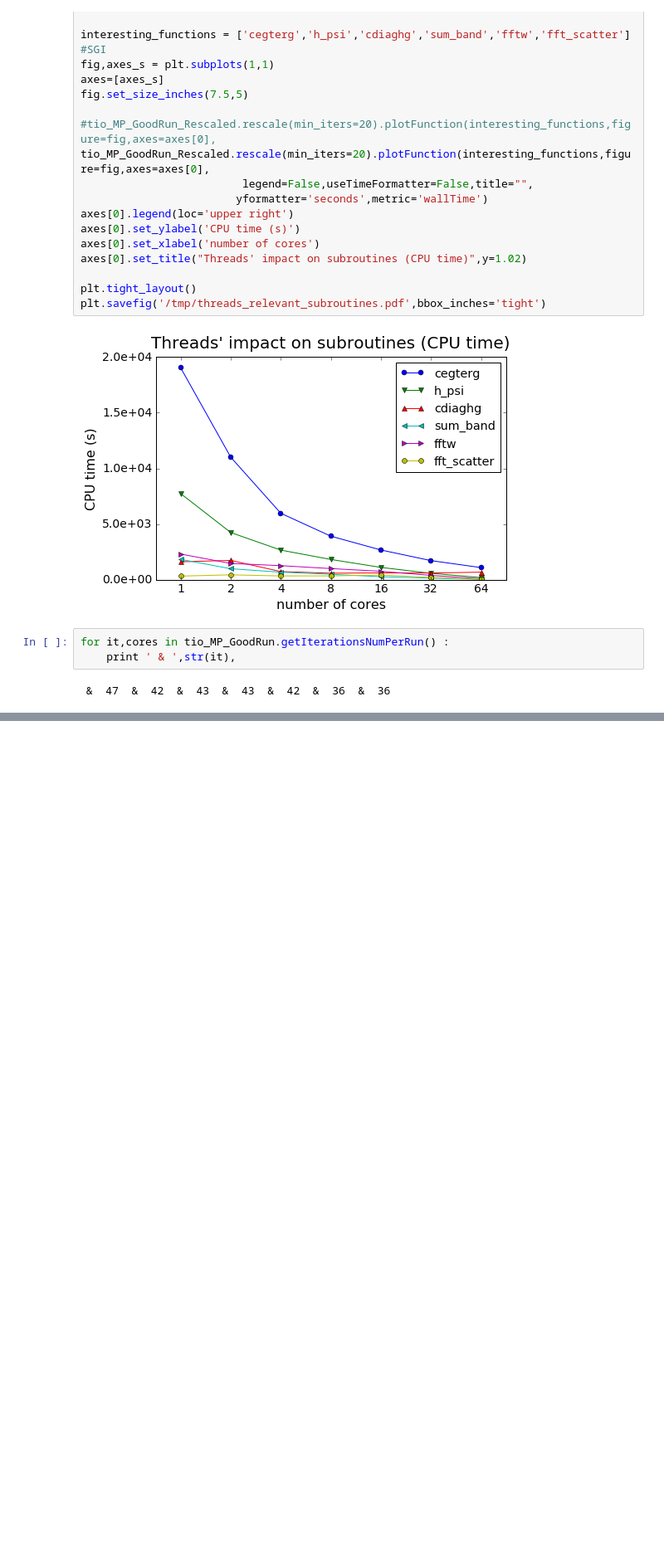
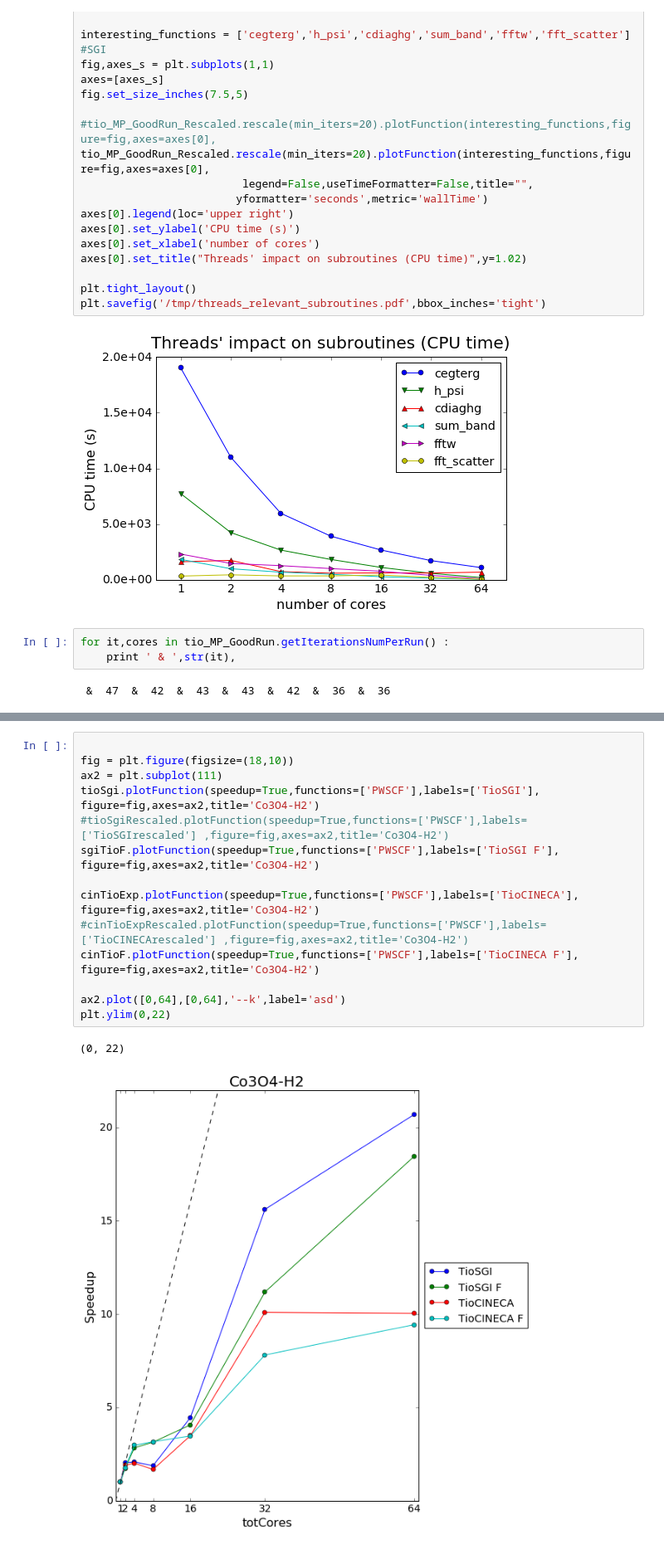
Before and after one commit to gioruffa/qetools, a Jupyter notebook: plotter.ipynb, the cells around one changed output, grey strips where cells are left out. Shown at 83% size. Saved outputs shown, nothing was run; the diff lists cells and outputs as text; blank space fills up the shorter version.

```diff
--- a/plotter.ipynb
+++ b/plotter.ipynb
@@ -2052,0 +2059,17 @@ fig.savefig('/tmp/arch_compare_iterations.pdf',bbox_inches='tight')
+# %%
+
+fig = plt.figure(figsize=(18,10))
+ax2 = plt.subplot(111)
+tioSgi.plotFunction(speedup=True,functions=['PWSCF'],labels=['TioSGI'], figure=fig,axes=ax2,title='Co3O4-H2')
+#tioSgiRescaled.plotFunction(speedup=True,functions=['PWSCF'],labels=['TioSGIrescaled'] ,figure=fig,axes=ax2,title='Co3O4-H2')
+sgiTioF.plotFunction(speedup=True,functions=['PWSCF'],labels=['TioSGI F'], figure=fig,axes=ax2,title='Co3O4-H2')
+
+cinTioExp.plotFunction(speedup=True,functions=['PWSCF'],labels=['TioCINECA'], figure=fig,axes=ax2,title='Co3O4-H2')
+#cinTioExpRescaled.plotFunction(speedup=True,functions=['PWSCF'],labels=['TioCINECArescaled'] ,figure=fig,axes=ax2,title='Co3O4-H2')
+cinTioF.plotFunction(speedup=True,functions=['PWSCF'],labels=['TioCINECA F'], figure=fig,axes=ax2,title='Co3O4-H2')
+
+ax2.plot([0,64],[0,64],'--k',label='asd')
+plt.ylim(0,22)
+# %% [output]
+(0, 22)
+[figure, added]
```
Also changed, not shown: parts of 3 cells of this notebook, 2 other files.
